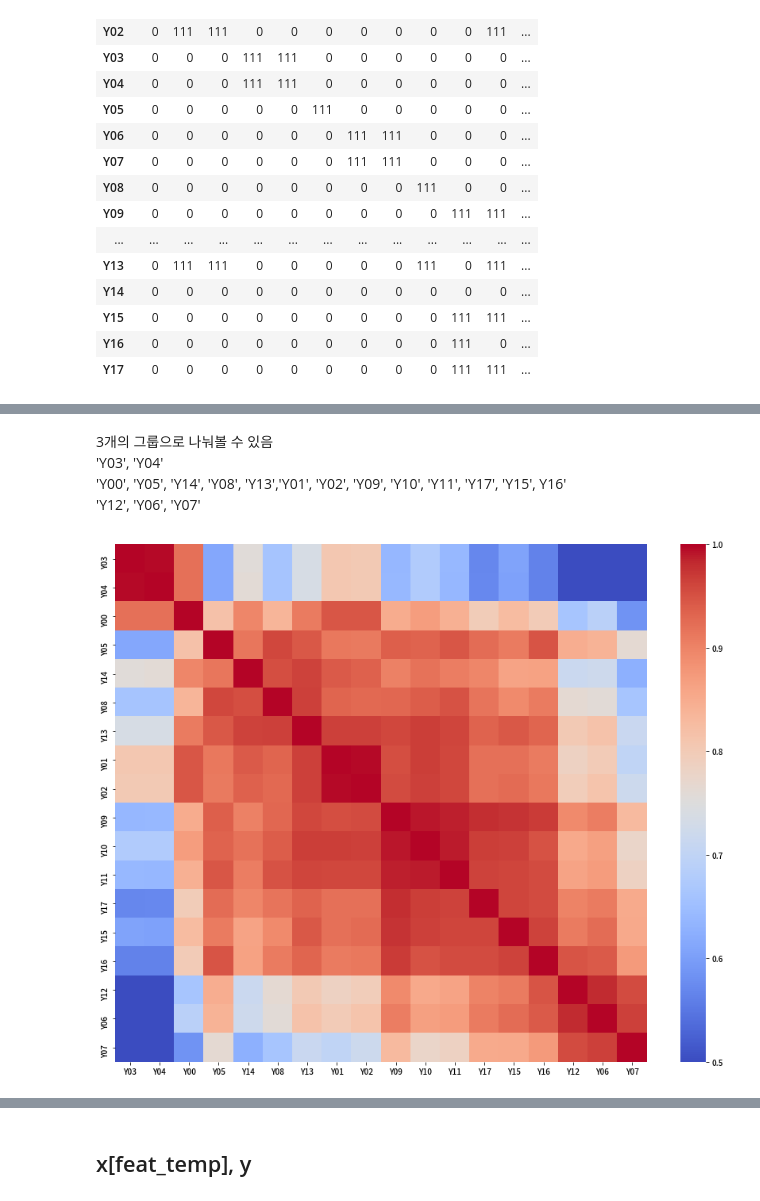
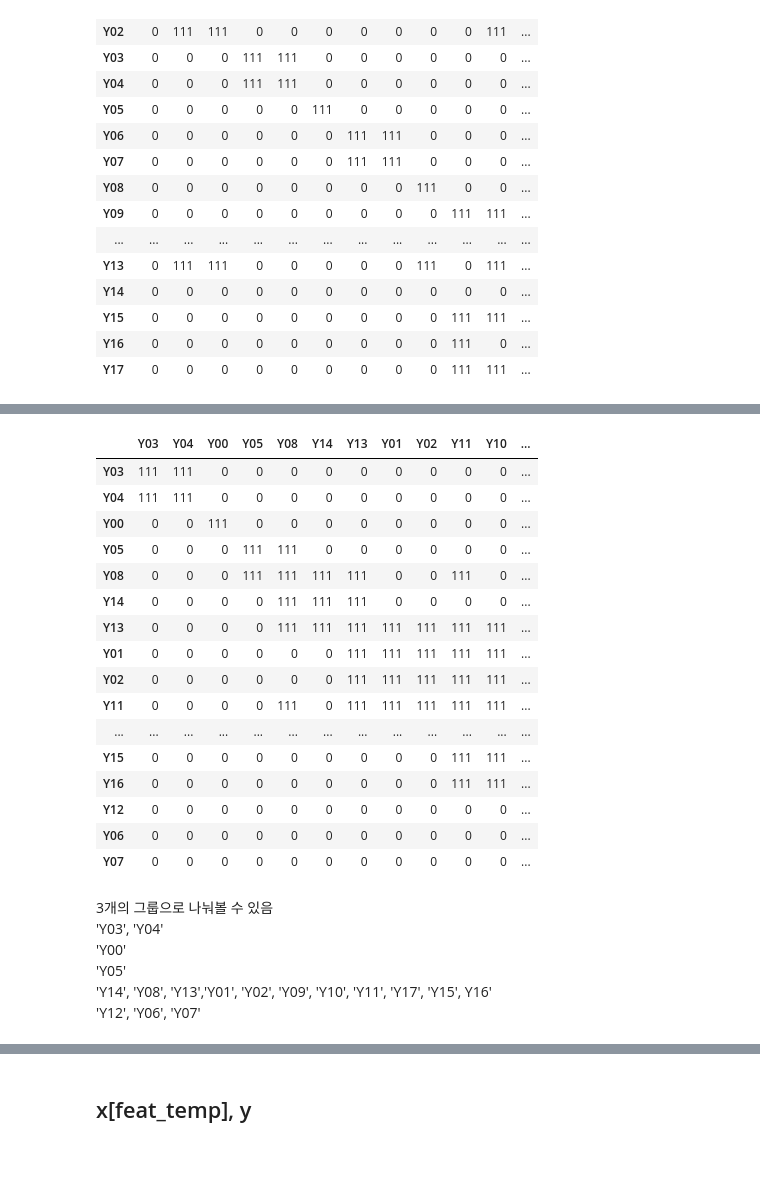
Before and after one commit to YunjinPark/dacon_temperature_forecasts, a Jupyter notebook: eda.ipynb, the cells around one changed output, grey strips where cells are left out. Cells and saved outputs as stored; diff of their text form; code cells hidden in the pictures; blank space fills up the shorter version.

```diff
--- a/eda.ipynb
+++ b/eda.ipynb
@@ -504,12 +511,27 @@ ax = sns.heatmap(df_y.corr(), cmap='coolwarm')
+# %%
+pd.DataFrame(df_y_.corr()>0.95, dtype=int)*111
+# %% [output]
+|  | Y03 | Y04 | Y00 | Y05 | Y08 | Y14 | Y13 | Y01 | Y02 | Y11 | Y10 | ... |
+| Y03 | 111 | 111 | 0 | 0 | 0 | 0 | 0 | 0 | 0 | 0 | 0 | ... |
+| Y04 | 111 | 111 | 0 | 0 | 0 | 0 | 0 | 0 | 0 | 0 | 0 | ... |
+| Y00 | 0 | 0 | 111 | 0 | 0 | 0 | 0 | 0 | 0 | 0 | 0 | ... |
+| Y05 | 0 | 0 | 0 | 111 | 111 | 0 | 0 | 0 | 0 | 0 | 0 | ... |
+| Y08 | 0 | 0 | 0 | 111 | 111 | 111 | 111 | 0 | 0 | 111 | 0 | ... |
+| Y14 | 0 | 0 | 0 | 0 | 111 | 111 | 111 | 0 | 0 | 0 | 0 | ... |
+| Y13 | 0 | 0 | 0 | 0 | 111 | 111 | 111 | 111 | 111 | 111 | 111 | ... |
+| Y01 | 0 | 0 | 0 | 0 | 0 | 0 | 111 | 111 | 111 | 111 | 111 | ... |
+| Y02 | 0 | 0 | 0 | 0 | 0 | 0 | 111 | 111 | 111 | 111 | 111 | ... |
+| Y11 | 0 | 0 | 0 | 0 | 111 | 0 | 111 | 111 | 111 | 111 | 111 | ... |
+| ... | ... | ... | ... | ... | ... | ... | ... | ... | ... | ... | ... | ... |
+| Y15 | 0 | 0 | 0 | 0 | 0 | 0 | 0 | 0 | 0 | 111 | 111 | ... |
+| Y16 | 0 | 0 | 0 | 0 | 0 | 0 | 0 | 0 | 0 | 111 | 111 | ... |
+| Y12 | 0 | 0 | 0 | 0 | 0 | 0 | 0 | 0 | 0 | 0 | 0 | ... |
+| Y06 | 0 | 0 | 0 | 0 | 0 | 0 | 0 | 0 | 0 | 0 | 0 | ... |
+| Y07 | 0 | 0 | 0 | 0 | 0 | 0 | 0 | 0 | 0 | 0 | 0 | ... |
 # %% [markdown]
 3개의 그룹으로 나눠볼 수 있음
 'Y03', 'Y04'
-'Y00', 'Y05', 'Y14', 'Y08', 'Y13','Y01', 'Y02', 'Y09', 'Y10', 'Y11', 'Y17', 'Y15',  Y16'
+'Y00'
+'Y05'
+'Y14', 'Y08', 'Y13','Y01', 'Y02', 'Y09', 'Y10', 'Y11', 'Y17', 'Y15',  Y16'
  'Y12', 'Y06', 'Y07'
-# %%
-df_y_ = df_y[['Y03', 'Y04', 'Y00', 'Y05', 'Y14', 'Y08', 'Y13','Y01', 'Y02', 'Y09', 'Y10', 'Y11', 'Y17', 'Y15', 'Y16', 'Y12', 'Y06', 'Y07']]
-
-plt.figure(figsize=(15,12))
-ax = sns.heatmap(df_y_.corr(), cmap='coolwarm', vmin = 0.5) # 명확하게 보기 위해 vmin 지정해 보았음
-# %% [output]
-[figure, removed]
```
Also changed, not shown: parts of 16 cells of this notebook.
